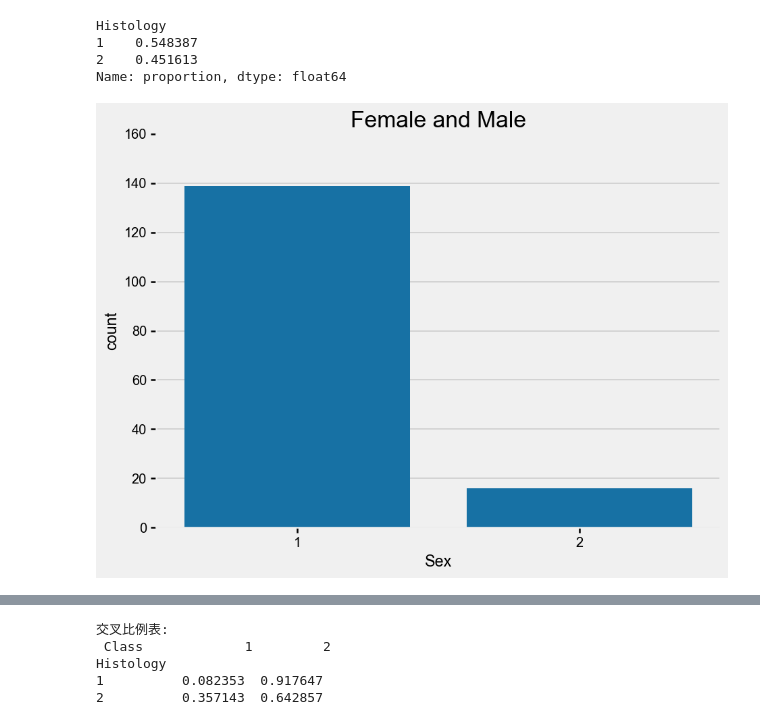
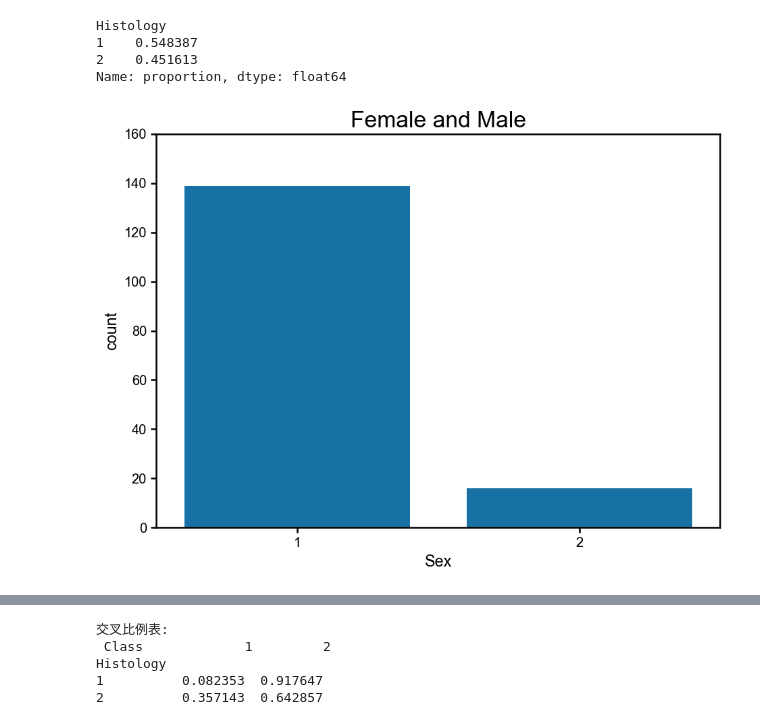
Before and after one commit to Karina-shih/cmse830_fds, a Jupyter notebook: midproject.ipynb, the cells around one changed output, grey strips where cells are left out. Saved outputs shown, nothing was run; the diff lists cells and outputs as text; code cells hidden in the pictures.

```diff
--- a/midproject.ipynb
+++ b/midproject.ipynb
@@ -324,0 +263,28 @@ plt.show()
+# %%
+plt.rcParams.update({
+    'figure.facecolor': 'white',  # 整個畫布的背景色
+    'axes.facecolor': 'white',    # 座標軸的背景色
+    'axes.edgecolor': 'black',    # 座標軸邊框
+    'axes.spines.top': True,
+    'axes.spines.right': True,
+    'axes.labelsize': 14,
+    'xtick.labelsize': 12,
+    'ytick.labelsize': 12,
+    'axes.grid': False,
+    'grid.color': 'gray',
+    'grid.alpha': 0.3,
+    'figure.figsize': [12, 10],
+    'figure.dpi': 120,
+    'font.family': 'sans-serif',
+    'font.sans-serif': ['Arial', 'DejaVu Sans', 'Liberation Sans', 'Bitstream Vera Sans', 'sans-serif'],
+    'axes.linewidth': 1.5,
+    'xtick.major.size': 5,
+    'ytick.major.size': 5,
+    'xtick.major.width': 1.5,
+    'ytick.major.width': 1.5,
+    'text.usetex': False,
+    'axes.autolimit_mode': 'round_numbers',
+    'axes.xmargin': 0.1,
+    'axes.ymargin': 0.1,
+    'axes.prop_cycle': plt.cycler('color', ['#0077BB', '#33BBEE', '#009988', '#EE7733', '#CC3311', '#EE3377', '#BBBBBB'])
+})
@@ -339,8 +327,8 @@ Histology
 Name: proportion, dtype: float64
 # %%
 plt.figure(figsize=(8, 6))
-sns.countplot(data=df_hepatitis, x='Sex')
+sns.countplot(data=df_copy, x='Sex')
 plt.title("Female and Male")
 plt.show()
 # %% [output]
-[figure, old version]
+[figure, new version]
```
Also changed, not shown: parts of 13 cells of this notebook, 1 other file.
